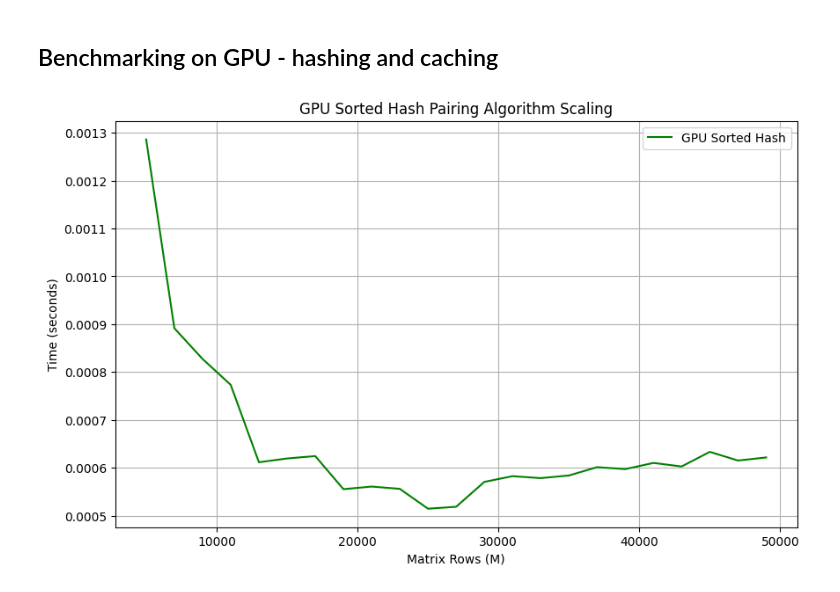
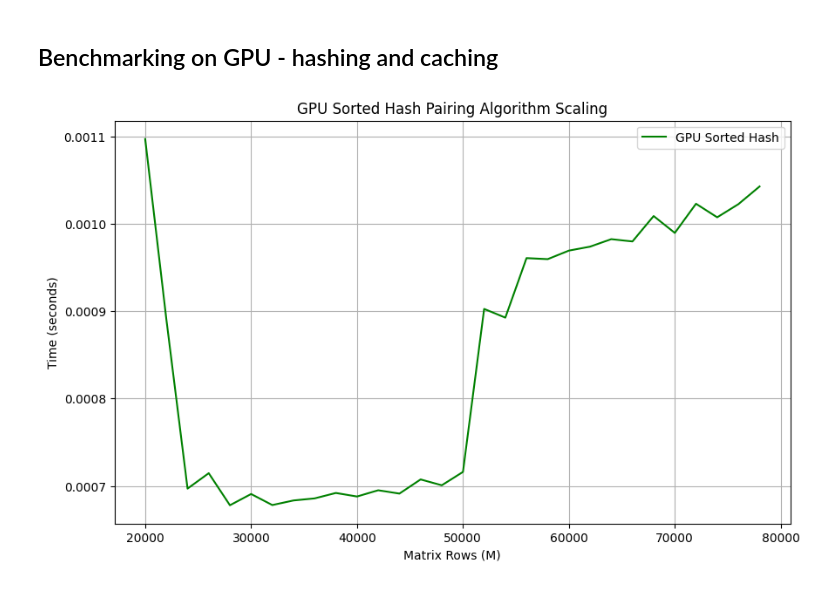
Before and after one commit to chunyang-w/relu_pairing, a Jupyter notebook: bench_scale.ipynb, the cells around one changed output. Drawn from its saved outputs; the diff is of its cells as text; code cells hidden in the pictures.

```diff
--- a/bench_scale.ipynb
+++ b/bench_scale.ipynb
@@ -31,7 +31,7 @@ def make_mat(M=2000, N=200):
     return matrix
 # %%
 mats = [
-    make_mat(M=i, N=200) for i in range(5000, 50000, 2000)
+    make_mat(M=i, N=200) for i in range(20000, 80000, 2000)
 ]
 # %% [markdown]
 ## Benchmarking on CPU
@@ -93,25 +93,26 @@ else:
 # %%
 # Record GPU times for caching
 gpu_cache_times = []
 
 if torch.cuda.is_available():
     for mat in mats:
         mat = mat.cuda()
         start_time = time.time()
         pairs = relu_pairing.ops.hash_pair_rows_sorted(mat)
         gpu_time = time.time() - start_time
         gpu_cache_times.append(gpu_time)
+    sizes = [mat.shape[0] for mat in mats]
 
     # Plot scaling curve
     plt.figure(figsize=(10,6))
     plt.plot(sizes, gpu_cache_times, 'g-', label='GPU Sorted Hash')
     plt.xlabel('Matrix Rows (M)')
     plt.ylabel('Time (seconds)')
     plt.title('GPU Sorted Hash Pairing Algorithm Scaling')
     plt.grid(True)
     plt.legend()
     plt.show()
 else:
     print("CUDA not available - skipping GPU benchmarks")
 # %% [output]
-[figure, old version]
+[figure, new version]
```
Also changed, not shown: 7 other files.
